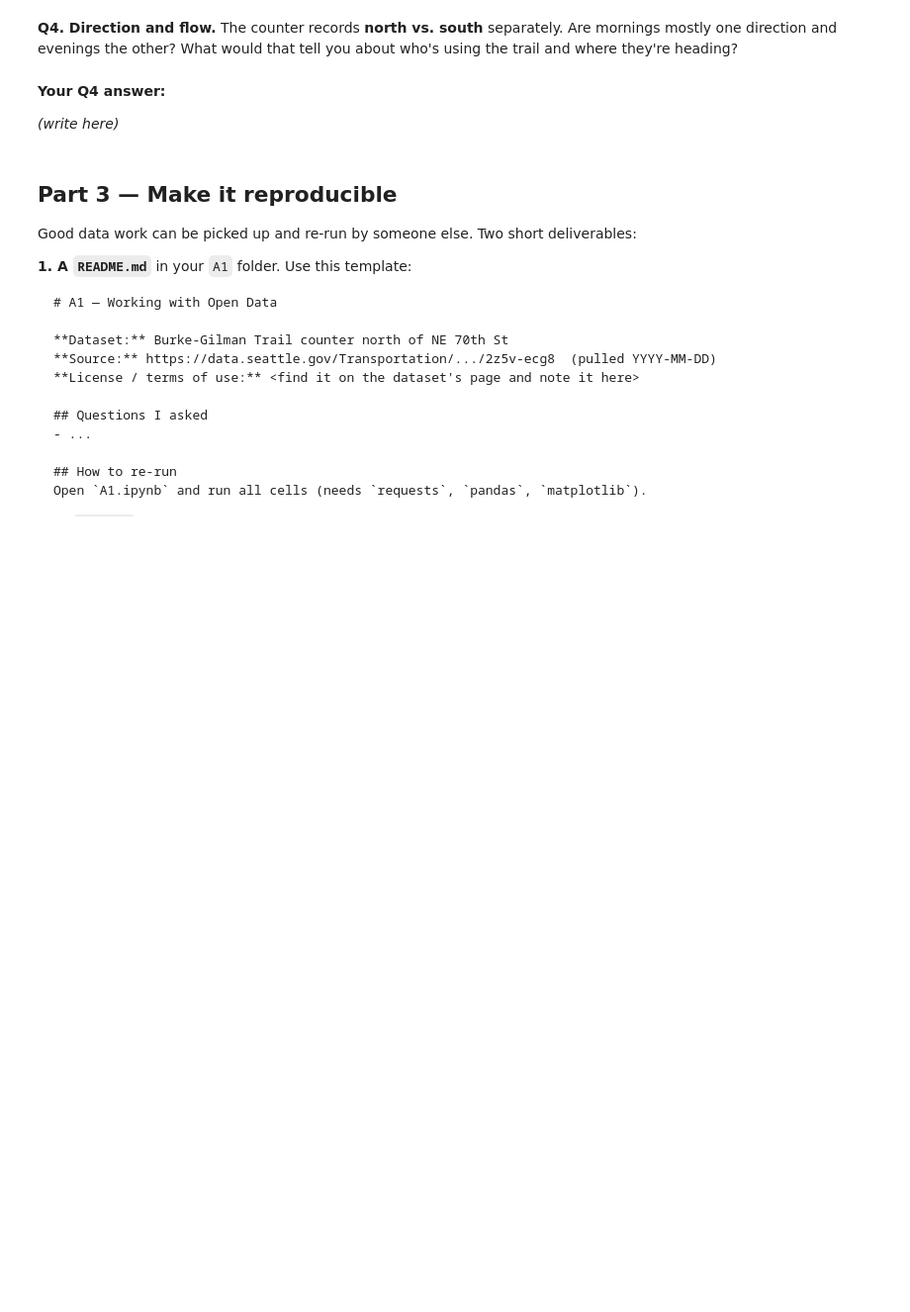
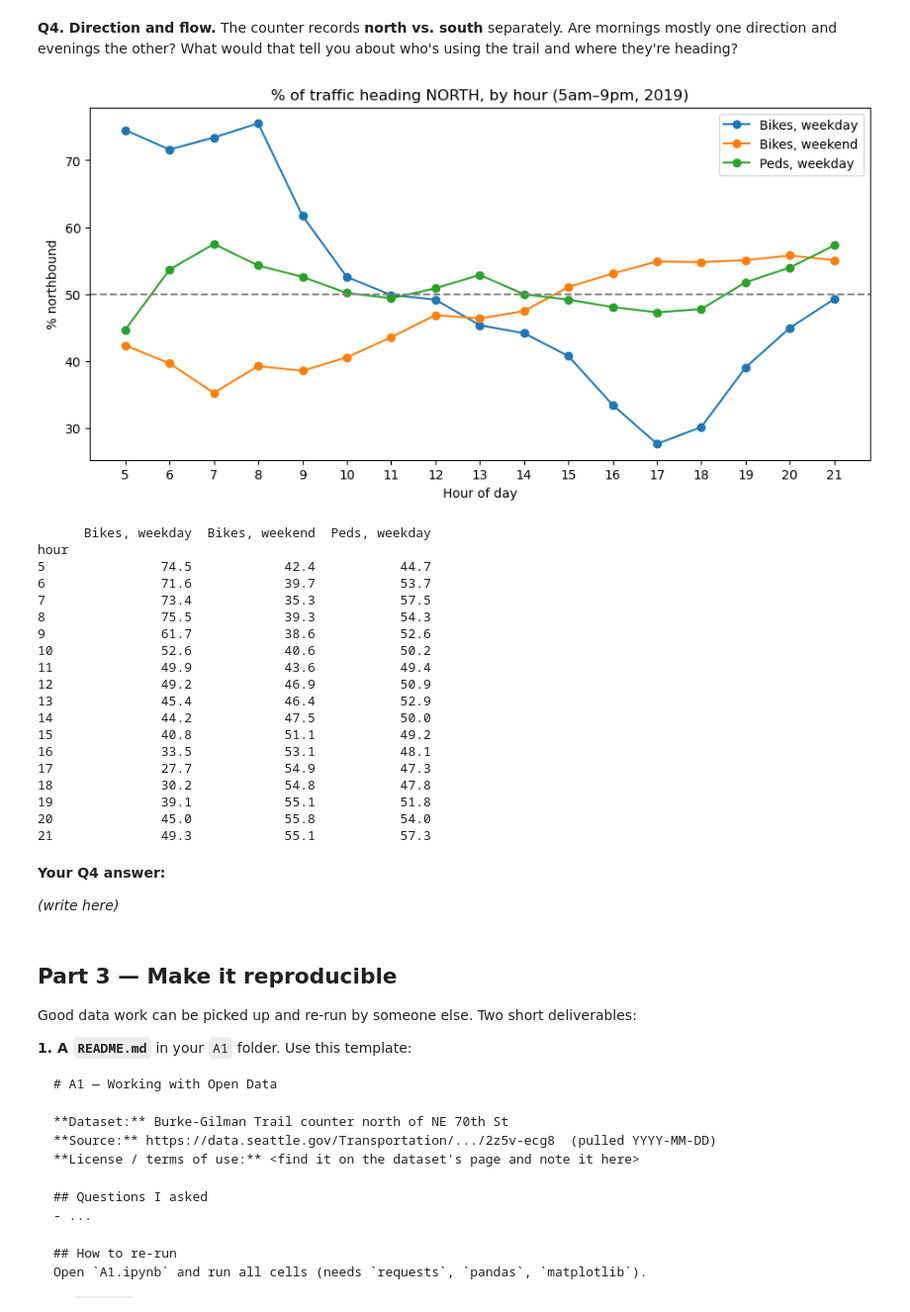
Before and after one commit to AnayGokarn/hcde-410, a Jupyter notebook: A1/A1.ipynb, the cells around one changed output. Shown at 99% size. Saved outputs shown, nothing was run; the diff lists cells and outputs as text; code cells hidden in the pictures; blank space fills up the shorter version.

```diff
--- a/A1/A1.ipynb
+++ b/A1/A1.ipynb
@@ -212,6 +297,49 @@ Is there evidence people use the Burke-Gilman to *commute*, not just for fun? Co
 The counter records **north vs. south** separately. Are mornings mostly one direction and evenings the other? What would that tell you about who's using the trail and where they're heading?
 # %%
 # Your code for Q4
+weekday_df = df[~df["is_weekend"]]
+weekend_df = df[df["is_weekend"]]
+
+def pct_north(d, north_col, south_col):
+    g = d.groupby("hour")[[north_col, south_col]].sum()
+    return g[north_col] / (g[north_col] + g[south_col]) * 100
+
+direction = pd.DataFrame({
+    "Bikes, weekday": pct_north(weekday_df, "bike_north", "bike_south"),
+    "Bikes, weekend": pct_north(weekend_df, "bike_north", "bike_south"),
+    "Peds, weekday":  pct_north(weekday_df, "ped_north", "ped_south"),
+}).round(1)
+
+direction.loc[5:21].plot(figsize=(11, 5), marker="o")
+plt.axhline(50, color="gray", linestyle="--")
+plt.title("% of traffic heading NORTH, by hour (5am–9pm, 2019)")
+plt.xlabel("Hour of day")
+plt.ylabel("% northbound")
+plt.xticks(range(5, 22))
+plt.show()
+
+print(direction.loc[5:21].to_string())
+# %% [output]
+[figure, added]
+      Bikes, weekday  Bikes, weekend  Peds, weekday
+hour
+5               74.5            42.4           44.7
+6               71.6            39.7           53.7
+7               73.4            35.3           57.5
+8               75.5            39.3           54.3
+9               61.7            38.6           52.6
+10              52.6            40.6           50.2
+11              49.9            43.6           49.4
+12              49.2            46.9           50.9
+13              45.4            46.4           52.9
+14              44.2            47.5           50.0
+15              40.8            51.1           49.2
+16              33.5            53.1           48.1
+17              27.7            54.9           47.3
+18              30.2            54.8           47.8
+19              39.1            55.1           51.8
+20              45.0            55.8           54.0
+21              49.3            55.1           57.3
 # %% [markdown]
 **Your Q4 answer:**
 
```
Also changed, not shown: parts of 5 cells of this notebook.
